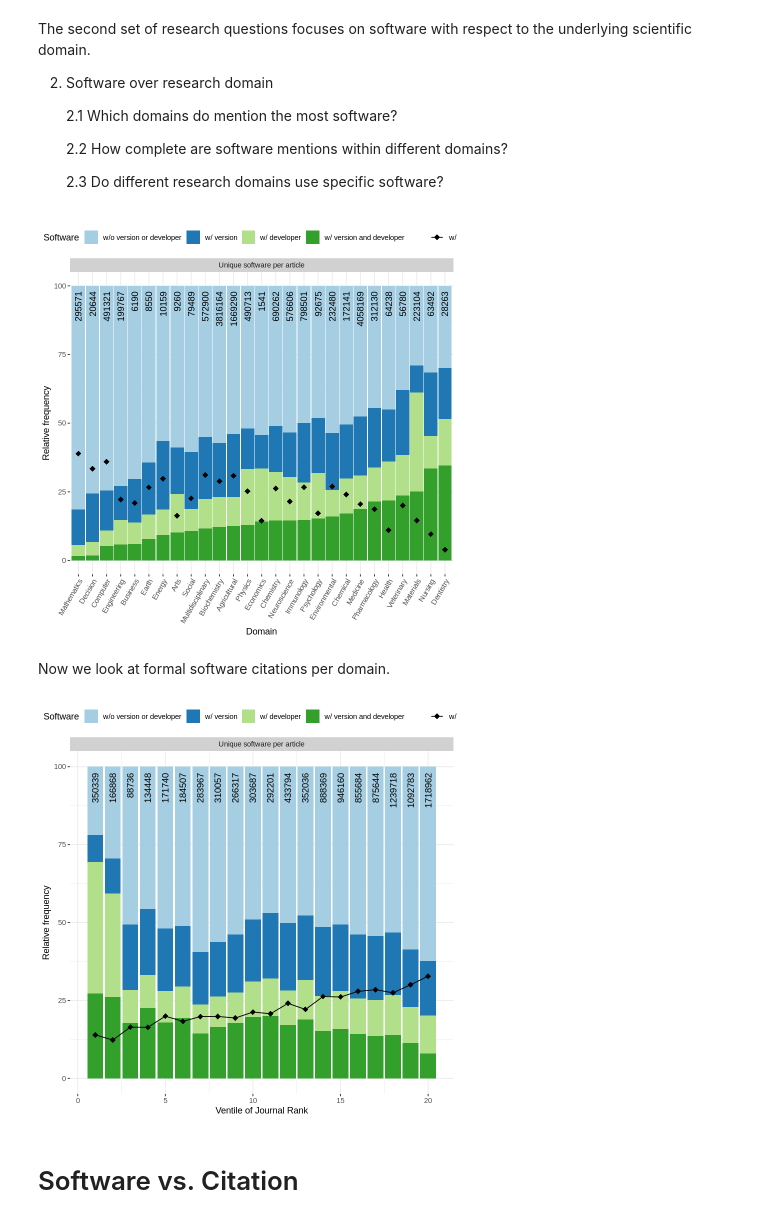
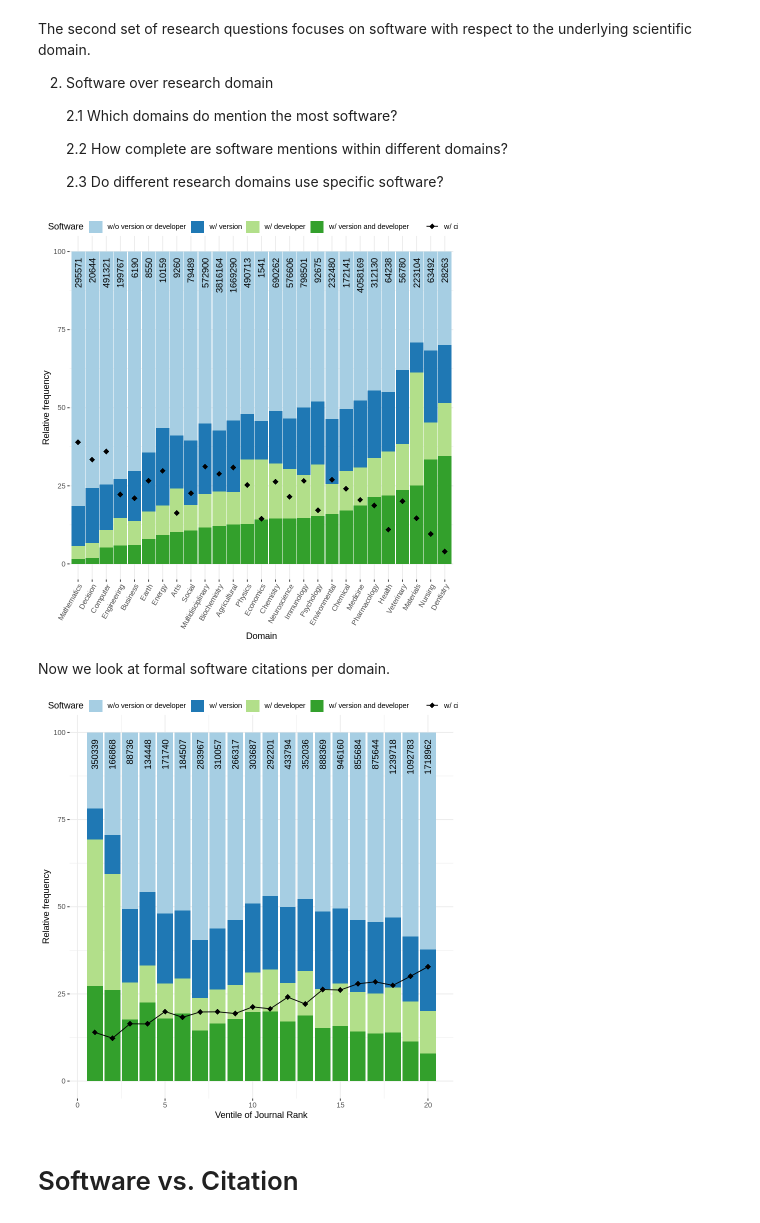
Before and after one commit to f-krueger/SoftwareKG-PMC-Analysis, a Jupyter notebook: SoftwareKG_PMC_Analyses.ipynb, the cells around one changed output. Saved outputs shown, nothing was run; the diff lists cells and outputs as text; code cells hidden in the pictures.

Commit message:
Remove facet labels from plots

```diff
--- a/SoftwareKG_PMC_Analyses.ipynb
+++ b/SoftwareKG_PMC_Analyses.ipynb
@@ -1766,38 +1781,41 @@ software_concept %>%
     replace(is.na(.), 0) ->
     df
 
 
 df %>%
 select(concept,all) %>%
 distinct() ->
 df_np
 
 df %>%
     ggplot(., aes(reorder(concept,sort), value*100)) +
     geom_bar(aes(fill=name), stat='identity', width=.95) +
     geom_point(aes(concept, n_citation*100/all, color=factor(1)), shape=18, size=3) +
 
 geom_line(aes(concept, n_citation*100/all, color=factor(1), group=concept)) +
     geom_text(aes(concept,98,label=all,fill = NULL), vjust=.5, hjust=1, angle=90, data=df_np)+
     scale_fill_manual(name='Software',
                       values=c("#a6cee3","#1f78b4", "#b2df8a", "#33a02c"),
                       labels=c('n_software'='w/o version or developer',
                                'n_developer'='w/ developer',
                                'n_version'='w/ version',
                                'n_version_dev'='w/ version and developer')) +
     theme_sw() +
-    theme(axis.text.x = element_text(angle=60, hjust=1), legend.position = 'top') +
+    theme(axis.text.x = element_text(angle=60, hjust=1), legend.position = 'top',,
+                legend.justification="top",
+                legend.margin=margin(0,0,0,0),
+                legend.box.margin=margin(-8,-8,-8,-8),
+                 plot.margin = unit(c(0.2,0.2,0,0.2), "cm")) +
     ylab("Relative frequency") + xlab("Domain") +
-    guides(fill=guide_legend(nrow=1, byrow=TRUE, order=1), color=guide_legend(order=2)) +
-    facet_wrap(1, labeller = function(v,v2){return('Unique software per article')}) +
+    guides(fill=guide_legend(nrow=1, byrow=TRUE, order=1), color=guide_legend(order=2))  +
     scale_colour_manual(" ", values=c('black'), labels="w/ citation", guide = "legend") ->
 
     p_software_per_category
 
-ggsave('software_and_add_info_per_concept.png', p_software_per_category, width=8.5, height=4.35)
+ggsave('software_and_add_info_per_concept.png', p_software_per_category, width=8.5, height=4.2)
 p_software_per_category
 # %% [output]
-[figure, old version]
+[figure, new version]
 # %% [markdown]
 Now we look at formal software citations per domain.
 # %%
@@ -2058,16 +2076,19 @@ df %>%
 
         xlab("Ventile of Journal Rank") + ylab("Relative frequency") +
         theme_sw() +
-        theme(legend.position = 'top') +
+        theme(legend.position = 'top',,
+                legend.justification="top",
+                legend.margin=margin(0,0,0,0),
+                legend.box.margin=margin(-8,-8,-8,-8),
+                 plot.margin = unit(c(0.2,0.2,0,0.2), "cm")) +
         guides(fill=guide_legend(nrow=1, byrow=TRUE, order=1), color=guide_legend(order=2)) +
-        scale_colour_manual(" ", values=c('black'), labels="w/ citation", guide = "legend")+
-        facet_wrap(1, labeller = function(v,v2){return('Unique software per article')}) ->
+        scale_colour_manual(" ", values=c('black'), labels="w/ citation", guide = "legend")->
 p_software_per_rank
 
-ggsave('software_and_add_info_per_rank.png', p_software_per_rank, width=8.5, height=3.7)
+ggsave('software_and_add_info_per_rank.png', p_software_per_rank, width=8.5, height=3.4)
 p_software_per_rank
 # %% [output]
-[figure, old version]
+[figure, new version]
 # %% [markdown]
 # Software vs. Citation
 # %%
```
Also changed, not shown: parts of 8 cells of this notebook.
